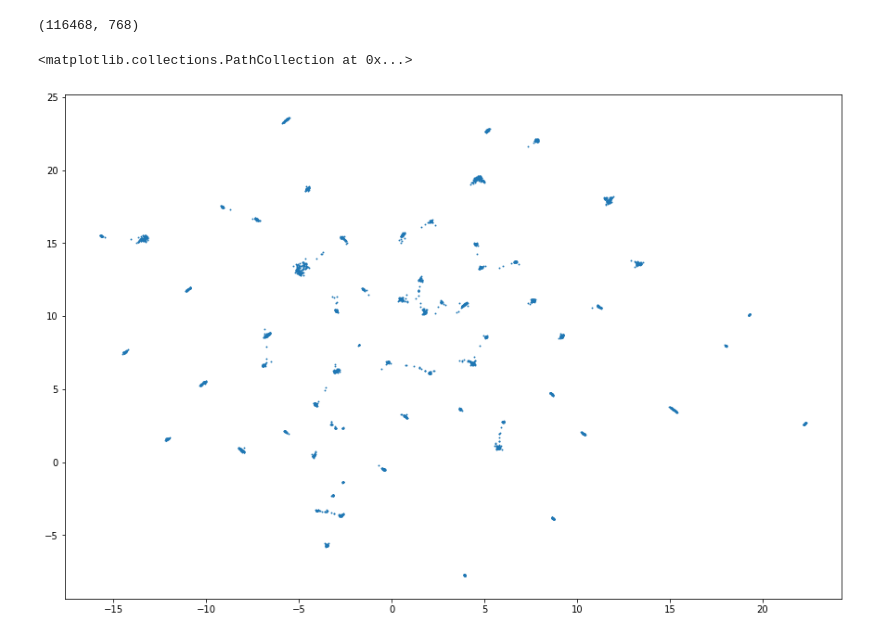
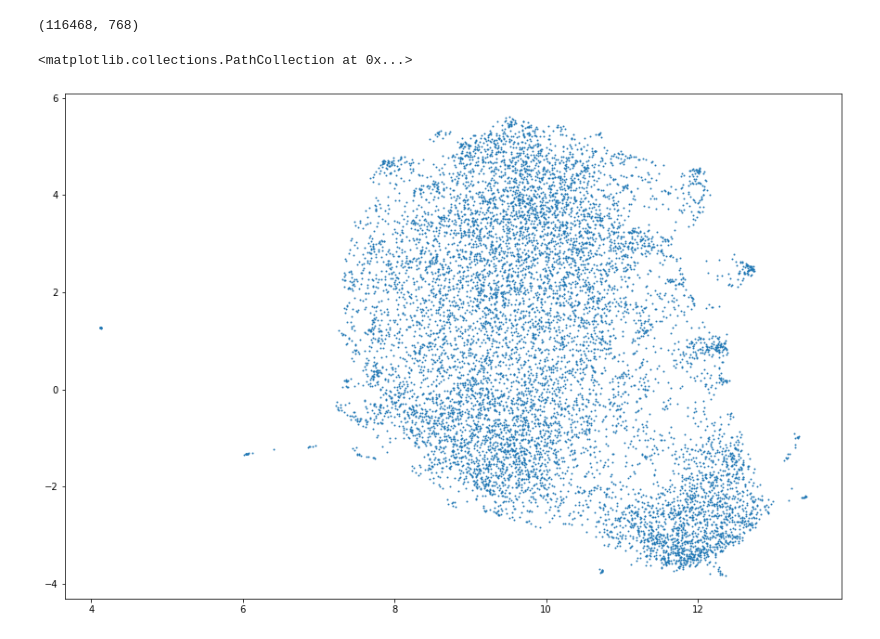
Before and after one commit to bglazer/opisca, a Jupyter notebook: umap_atac_embeddings.ipynb, the cells around one changed output. Cells and saved outputs as stored; diff of their text form; code cells hidden in the pictures.

```diff
--- a/umap_atac_embeddings.ipynb
+++ b/umap_atac_embeddings.ipynb
@@ -11 +17,12 @@ from umap import UMAP
+# %%
+random_idxs = np.random.choice(np.arange(len(embeddings)), replace=False, size=10000)
+random_sample = embeddings[random_idxs,:]
+# %%
+twod = UMAP(n_components=2).fit_transform(random_sample)
+# %%
+plt.figure(figsize=(15,10))
+plt.scatter(twod[:,0], twod[:,1], s=.9)
+# %% [output]
+<matplotlib.collections.PathCollection at 0x...>
+[figure, added]
 # %%
@@ -17,6 +29,0 @@ from matplotlib import pyplot as plt
-# %%
-plt.figure(figsize=(15,10))
-plt.scatter(proj[:,0], proj[:,1], s=.8)
-# %% [output]
-<matplotlib.collections.PathCollection at 0x...>
-[figure, removed]
```
Also changed, not shown: parts of 9 cells of this notebook, 2 other files.
